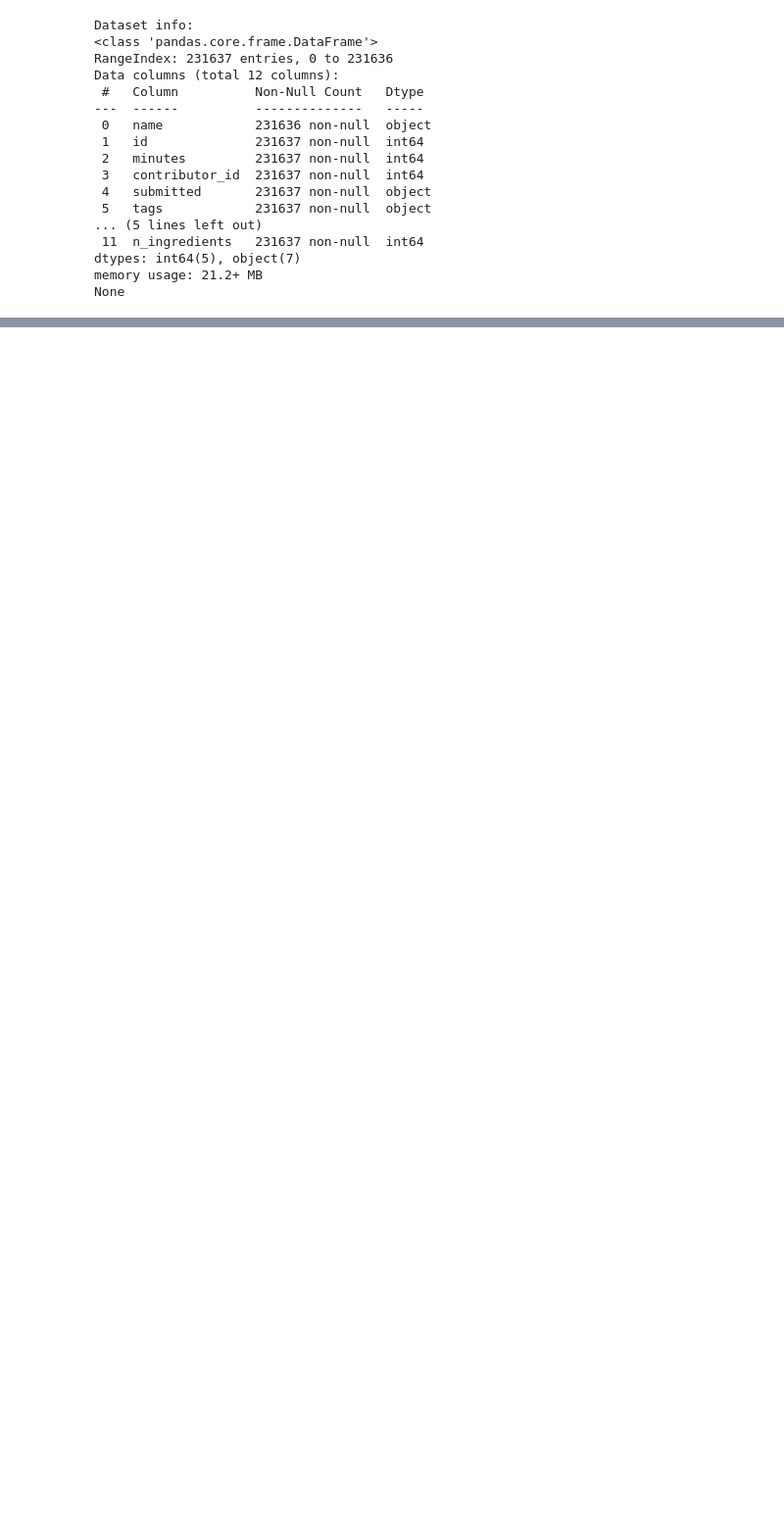
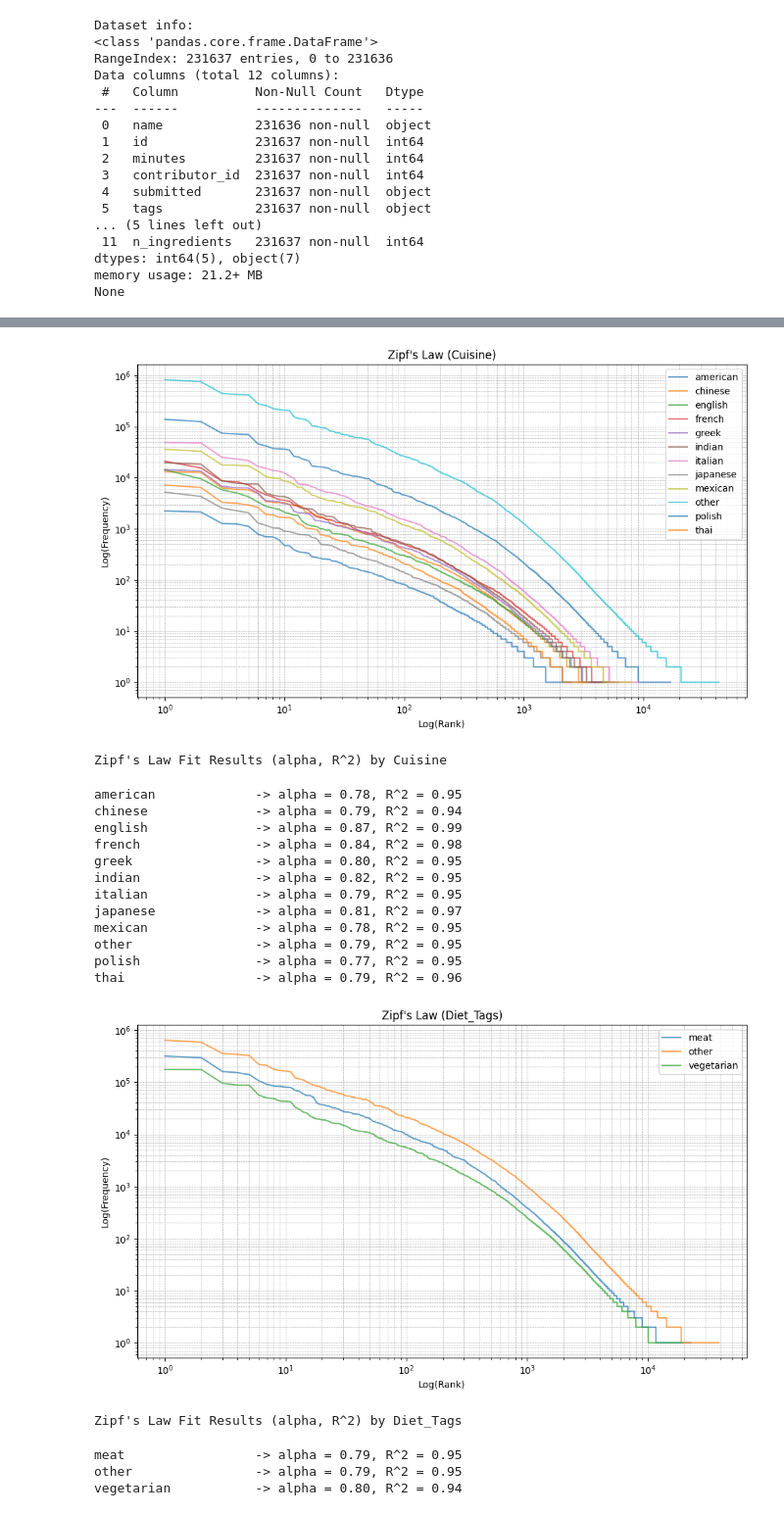
Before and after one commit to kvmilos/Information-Theory-Project, a Jupyter notebook: project.ipynb, the cells around one changed output, grey strips where cells are left out. Shown at 98% size. Saved outputs shown, nothing was run; the diff lists cells and outputs as text; code cells hidden in the pictures; blank space fills up the shorter version.

```diff
--- a/project.ipynb
+++ b/project.ipynb
@@ -531,0 +407,70 @@ def zipf_analysis(df, group_col):
+# %%
+def calculate_word_frequencies(tokenized_col):
+    all_words = []
+    for tokens in tokenized_col:
+        all_words.extend(tokens)
+    word_counts = Counter(all_words)
+    ranked_words = sorted(word_counts.items(), key=lambda x: x[1], reverse=True)
+    ranks = np.arange(1, len(ranked_words) + 1)
+    frequencies = np.array([freq for _, freq in ranked_words])
+    return ranks, frequencies
+
+def power_law(rank, alpha, C):
+    return C * rank ** (-alpha)
+
+def fit_power_law(ranks, frequencies):
+    params, _ = curve_fit(power_law, ranks, frequencies, maxfev=10000)
+    alpha, C = params
+    predicted = power_law(ranks, alpha, C)
+    ss_res = np.sum((frequencies - predicted) ** 2)
+    ss_tot = np.sum((frequencies - np.mean(frequencies)) ** 2)
+    r_squared = 1 - (ss_res / ss_tot)
+    return alpha, C, r_squared
+
+def zipf_analysis(df, group_col):
+    grouped = df.groupby(group_col)
+    plt.figure(figsize=(10, 6))
+    for label, group_df in grouped:
+        ranks, frequencies = calculate_word_frequencies(group_df['tokenized_steps'])
+        if len(ranks) > 0:
+            plt.loglog(ranks, frequencies, label=label, alpha=0.7)
+    plt.title(f"Zipf's Law ({group_col.title()})")
+    plt.xlabel("Log(Rank)")
+    plt.ylabel("Log(Frequency)")
+    plt.legend()
+    plt.grid(True, which="both", linestyle="--", linewidth=0.5)
+    plt.tight_layout()
+    plt.savefig(f"./plots/zipf_law_{group_col}.png")
+    plt.show()
+
+    print(f"\nZipf's Law Fit Results (alpha, R^2) by {group_col.title()}")
+    for label, group_df in grouped:
+        ranks, frequencies = calculate_word_frequencies(group_df['tokenized_steps'])
+        if len(ranks) > 5:
+            alpha, C, r2 = fit_power_law(ranks, frequencies)
+            print(f"{label:20s} -> alpha = {alpha:.2f}, R^2 = {r2:.2f}")
+        else:
+            print(f"{label:20s} -> Not enough words to fit a power law.")
+
+for col in groups:
+    zipf_analysis(recipes_filtered, col)
+# %% [output]
+[figure, added]
+Zipf's Law Fit Results (alpha, R^2) by Cuisine
+american             -> alpha = 0.78, R^2 = 0.95
+chinese              -> alpha = 0.79, R^2 = 0.94
+english              -> alpha = 0.87, R^2 = 0.99
+french               -> alpha = 0.84, R^2 = 0.98
+greek                -> alpha = 0.80, R^2 = 0.95
+indian               -> alpha = 0.82, R^2 = 0.95
+italian              -> alpha = 0.79, R^2 = 0.95
+japanese             -> alpha = 0.81, R^2 = 0.97
+mexican              -> alpha = 0.78, R^2 = 0.95
+other                -> alpha = 0.79, R^2 = 0.95
+polish               -> alpha = 0.77, R^2 = 0.95
+thai                 -> alpha = 0.79, R^2 = 0.96
+[figure, added]
+Zipf's Law Fit Results (alpha, R^2) by Diet_Tags
+meat                 -> alpha = 0.79, R^2 = 0.95
+other                -> alpha = 0.79, R^2 = 0.95
+vegetarian           -> alpha = 0.80, R^2 = 0.94
```
Also changed, not shown: parts of 50 cells of this notebook, 39 other files.
